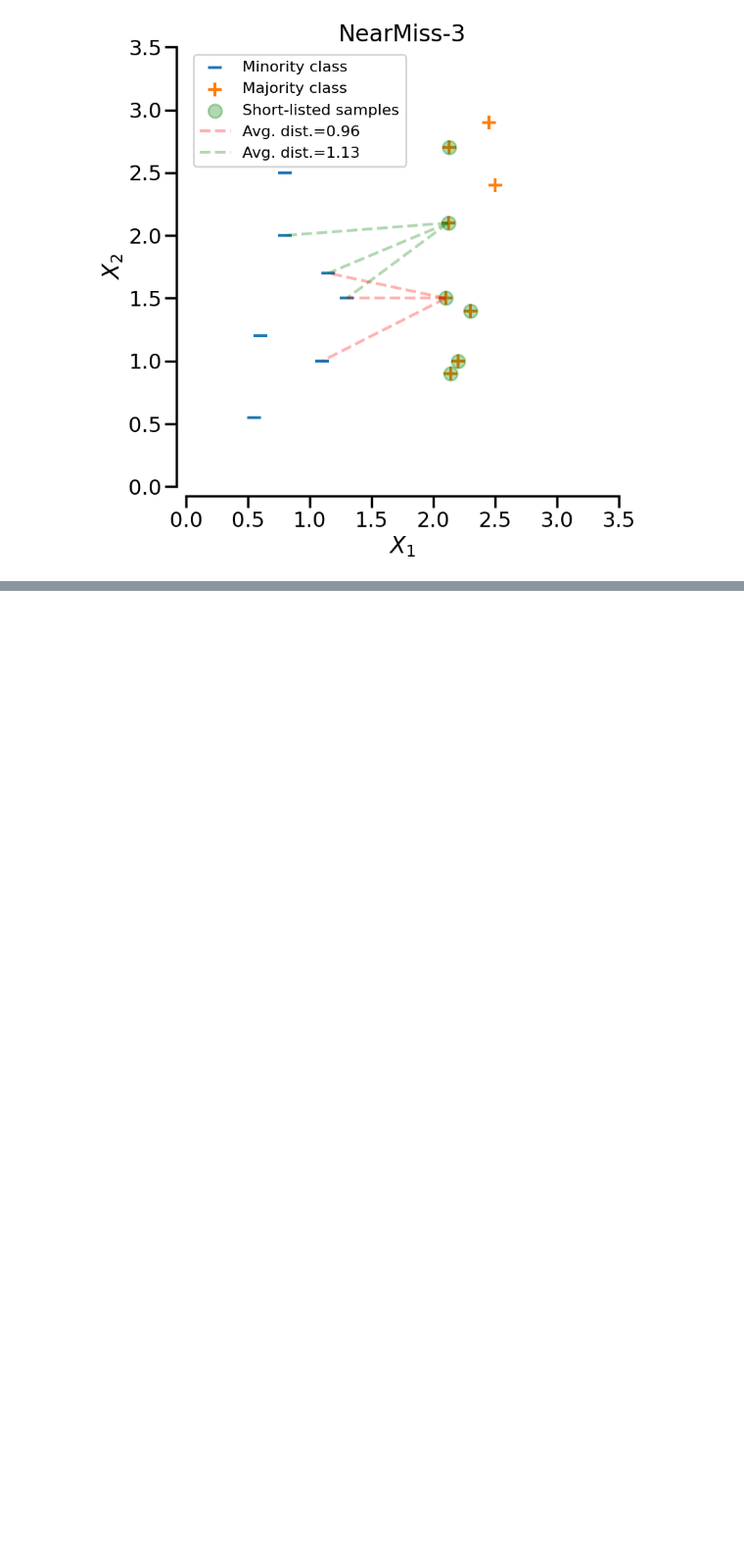
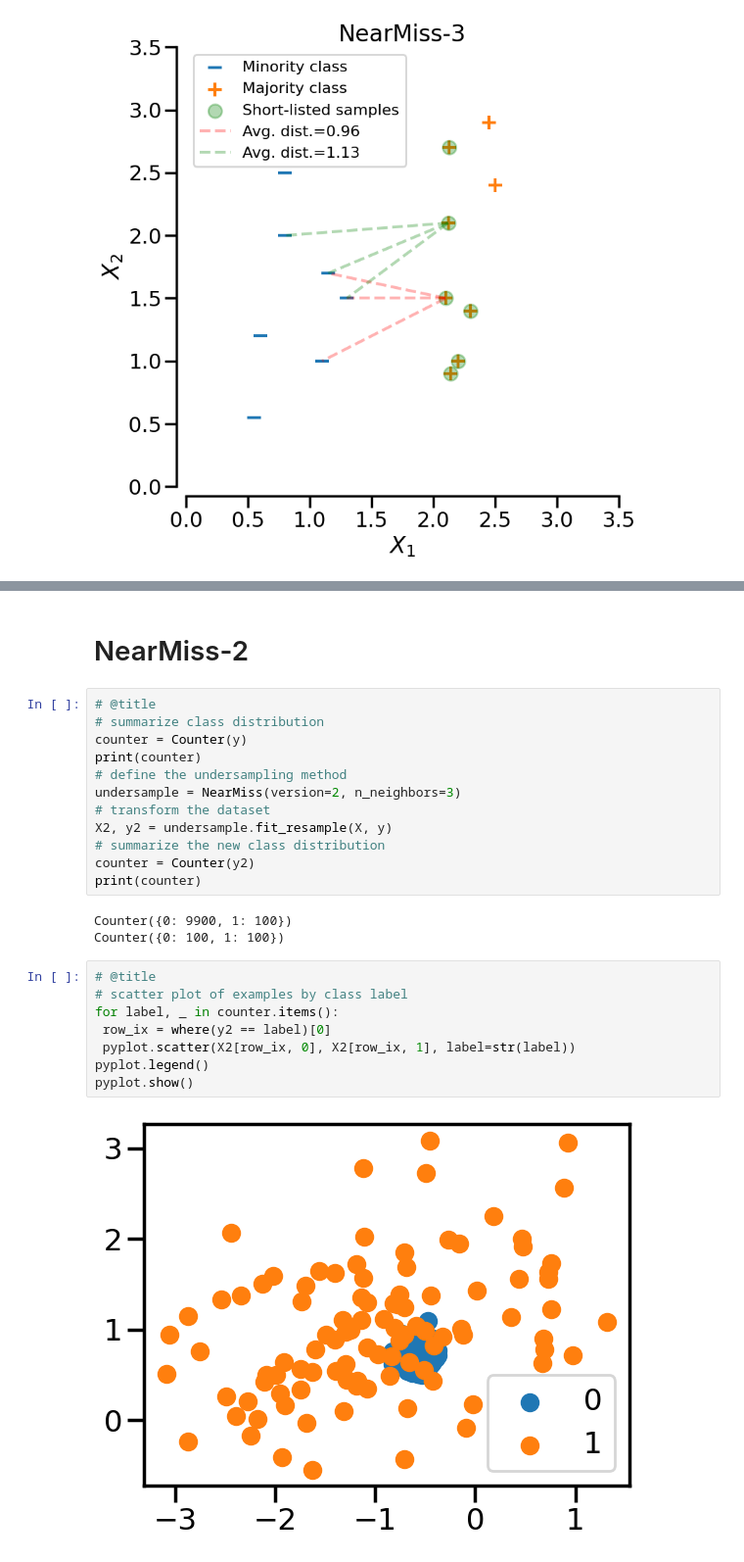
Before and after one commit to cagBRT/Data, a Jupyter notebook: NearMiss_Undersampling.ipynb, the cells around one changed output, grey strips where cells are left out. Shown at 98% size. Cells and saved outputs as stored; diff of their text form; blank space fills up the shorter version.

```diff
--- a/NearMiss_Undersampling.ipynb
+++ b/NearMiss_Undersampling.ipynb
@@ -214,0 +276,27 @@ plt.show()
+# %% [markdown]
+# NearMiss-2
+# %%
+# @title
+# summarize class distribution
+counter = Counter(y)
+print(counter)
+# define the undersampling method
+undersample = NearMiss(version=2, n_neighbors=3)
+# transform the dataset
+X2, y2 = undersample.fit_resample(X, y)
+# summarize the new class distribution
+counter = Counter(y2)
+print(counter)
+# %% [output]
+Counter({0: 9900, 1: 100})
+Counter({0: 100, 1: 100})
+# %%
+# @title
+# scatter plot of examples by class label
+for label, _ in counter.items():
+ row_ix = where(y2 == label)[0]
+ pyplot.scatter(X2[row_ix, 0], X2[row_ix, 1], label=str(label))
+pyplot.legend()
+pyplot.show()
+# %% [output]
+[figure, added]
```
Also changed, not shown: parts of 12 cells of this notebook.
